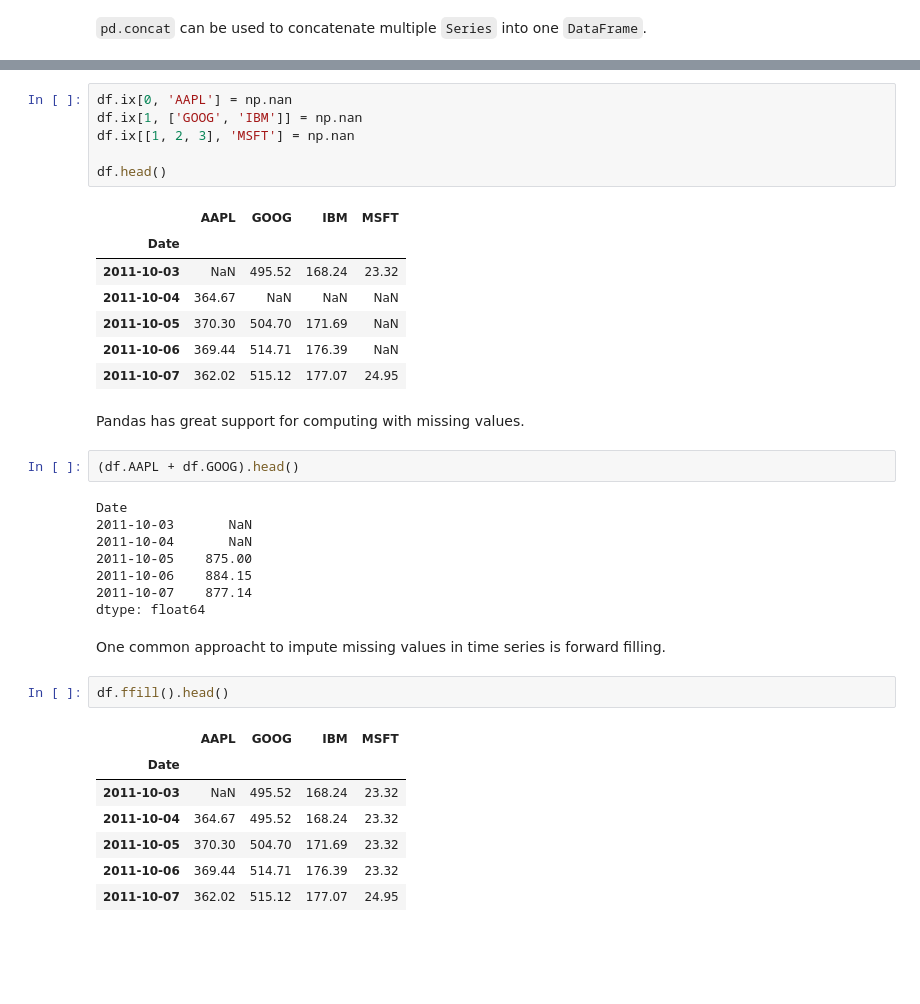
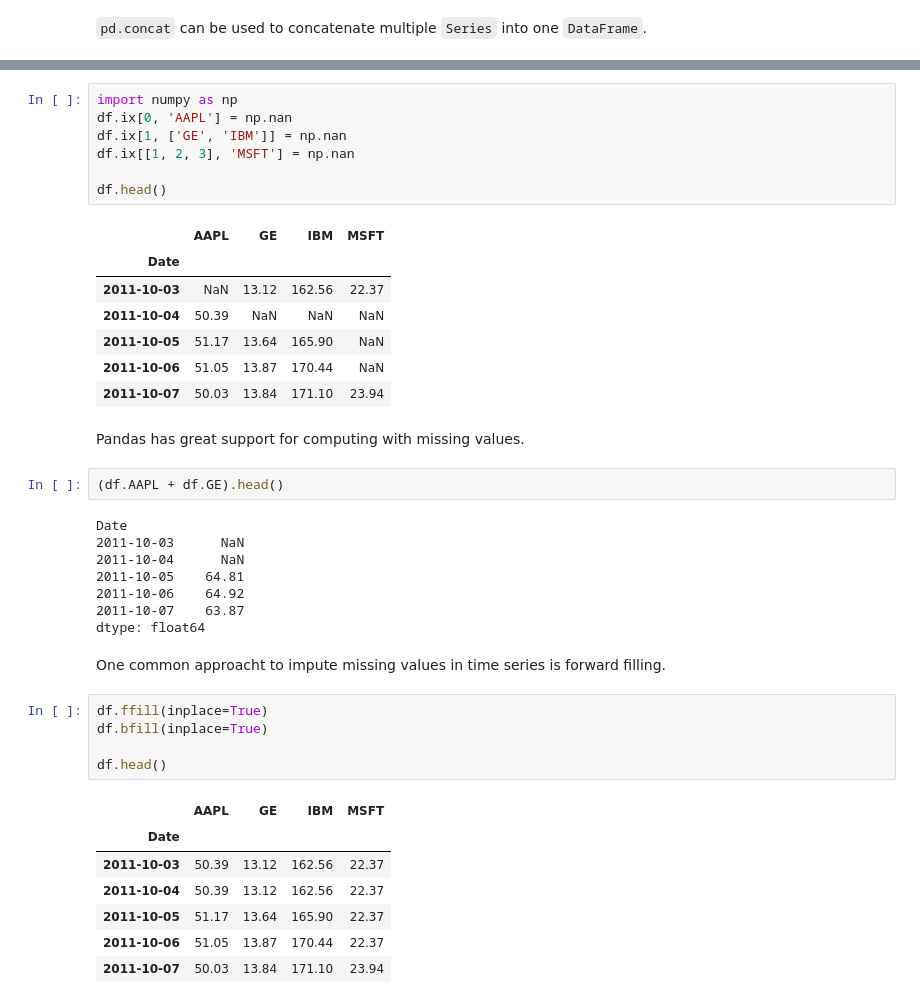
Before and after one commit to dtherrick/data-analysis-bootcamp, a Jupyter notebook: iPython/Section 4/Financial Analysis With Pandas.ipynb, the cells around one changed output, grey strips where cells are left out. Saved outputs shown, nothing was run; the diff lists cells and outputs as text; blank space fills up the shorter version.

```diff
--- a/iPython/Section 4/Financial Analysis With Pandas.ipynb
+++ b/iPython/Section 4/Financial Analysis With Pandas.ipynb
@@ -334,38 +348,42 @@ df.head()
 # %%
+import numpy as np
 df.ix[0, 'AAPL'] = np.nan
-df.ix[1, ['GOOG', 'IBM']] = np.nan
+df.ix[1, ['GE', 'IBM']] = np.nan
 df.ix[[1, 2, 3], 'MSFT'] = np.nan
 
 df.head()
 # %% [output]
-|  | AAPL | GOOG | IBM | MSFT |
+|  | AAPL | GE | IBM | MSFT |
 | Date |  |  |  |  |
-| 2011-10-03 | NaN | 495.52 | 168.24 | 23.32 |
-| 2011-10-04 | 364.67 | NaN | NaN | NaN |
-| 2011-10-05 | 370.30 | 504.70 | 171.69 | NaN |
-| 2011-10-06 | 369.44 | 514.71 | 176.39 | NaN |
-| 2011-10-07 | 362.02 | 515.12 | 177.07 | 24.95 |
+| 2011-10-03 | NaN | 13.12 | 162.56 | 22.37 |
+| 2011-10-04 | 50.39 | NaN | NaN | NaN |
+| 2011-10-05 | 51.17 | 13.64 | 165.90 | NaN |
+| 2011-10-06 | 51.05 | 13.87 | 170.44 | NaN |
+| 2011-10-07 | 50.03 | 13.84 | 171.10 | 23.94 |
 # %% [markdown]
 Pandas has great support for computing with missing values.
 # %%
-(df.AAPL + df.GOOG).head()
+(df.AAPL + df.GE).head()
 # %% [output]
 Date
-2011-10-03       NaN
-2011-10-04       NaN
-2011-10-05    875.00
-2011-10-06    884.15
-2011-10-07    877.14
+2011-10-03      NaN
+2011-10-04      NaN
+2011-10-05    64.81
+2011-10-06    64.92
+2011-10-07    63.87
 dtype: float64
 # %% [markdown]
 One common approacht to impute missing values in time series is forward filling.
 # %%
-df.ffill().head()
+df.ffill(inplace=True)
+df.bfill(inplace=True)
+
+df.head()
 # %% [output]
-|  | AAPL | GOOG | IBM | MSFT |
+|  | AAPL | GE | IBM | MSFT |
 | Date |  |  |  |  |
-| 2011-10-03 | NaN | 495.52 | 168.24 | 23.32 |
-| 2011-10-04 | 364.67 | 495.52 | 168.24 | 23.32 |
-| 2011-10-05 | 370.30 | 504.70 | 171.69 | 23.32 |
-| 2011-10-06 | 369.44 | 514.71 | 176.39 | 23.32 |
-| 2011-10-07 | 362.02 | 515.12 | 177.07 | 24.95 |
+| 2011-10-03 | 50.39 | 13.12 | 162.56 | 22.37 |
+| 2011-10-04 | 50.39 | 13.12 | 162.56 | 22.37 |
+| 2011-10-05 | 51.17 | 13.64 | 165.90 | 22.37 |
+| 2011-10-06 | 51.05 | 13.87 | 170.44 | 22.37 |
+| 2011-10-07 | 50.03 | 13.84 | 171.10 | 23.94 |
```
Also changed, not shown: parts of 6 cells of this notebook, 6 other files.
